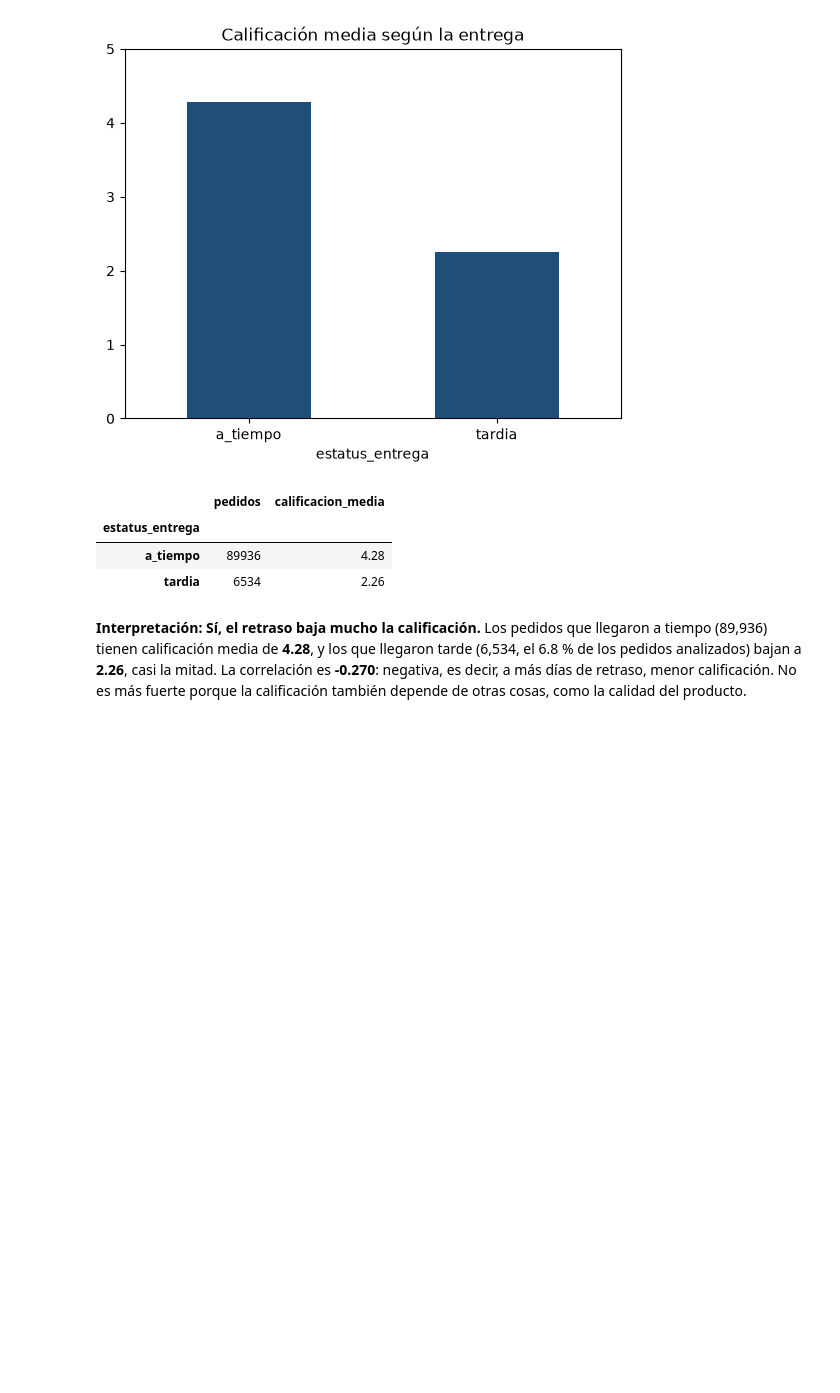
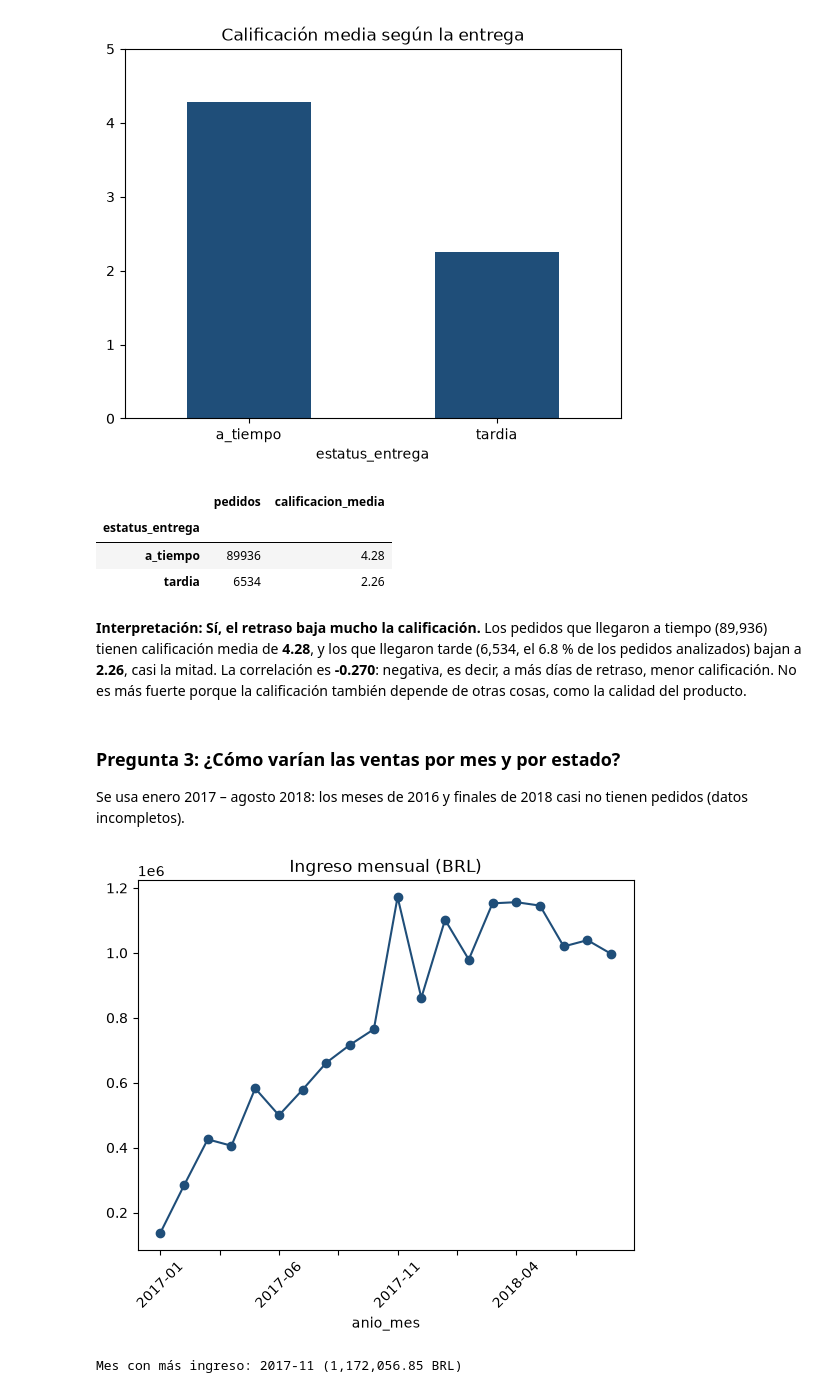
Before and after one commit to arturoobedvt-ctrl/proyecto-final-eda-olist, a Jupyter notebook: Proyecto_Final_EDA.ipynb, the cells around one changed output. Saved outputs shown, nothing was run; the diff lists cells and outputs as text; code cells hidden in the pictures; blank space fills up the shorter version.

Commit message:
feat: EDA pregunta 3, ventas por mes y estado (sección 6)

```diff
--- a/Proyecto_Final_EDA.ipynb
+++ b/Proyecto_Final_EDA.ipynb
@@ -375,3 +375,18 @@ Correlación entre días de retraso y calificación: -0.270
 | tardia | 6534 | 2.26 |
 # %% [markdown]
 **Interpretación:** **Sí, el retraso baja mucho la calificación.** Los pedidos que llegaron a tiempo (89,936) tienen calificación media de **4.28**, y los que llegaron tarde (6,534, el 6.8 % de los pedidos analizados) bajan a **2.26**, casi la mitad. La correlación es **-0.270**: negativa, es decir, a más días de retraso, menor calificación. No es más fuerte porque la calificación también depende de otras cosas, como la calidad del producto.
+# %% [markdown]
+### Pregunta 3: ¿Cómo varían las ventas por mes y por estado?
+
+Se usa enero 2017 – agosto 2018: los meses de 2016 y finales de 2018 casi no tienen pedidos (datos incompletos).
+# %%
+ventana = validas.loc[validas["anio_mes"].between("2017-01", "2018-08")].copy()
+
+mensual = ventana.groupby("anio_mes")["ingreso"].sum()
+mensual.plot(marker="o", title="Ingreso mensual (BRL)", color="#1F4E79", rot=45)
+plt.show()
+
+print("Mes con más ingreso:", mensual.idxmax(), f"({mensual.max():,.2f} BRL)")
+# %% [output]
+[figure, added]
+Mes con más ingreso: 2017-11 (1,172,056.85 BRL)
```
Also changed, not shown: parts of 2 cells of this notebook.
